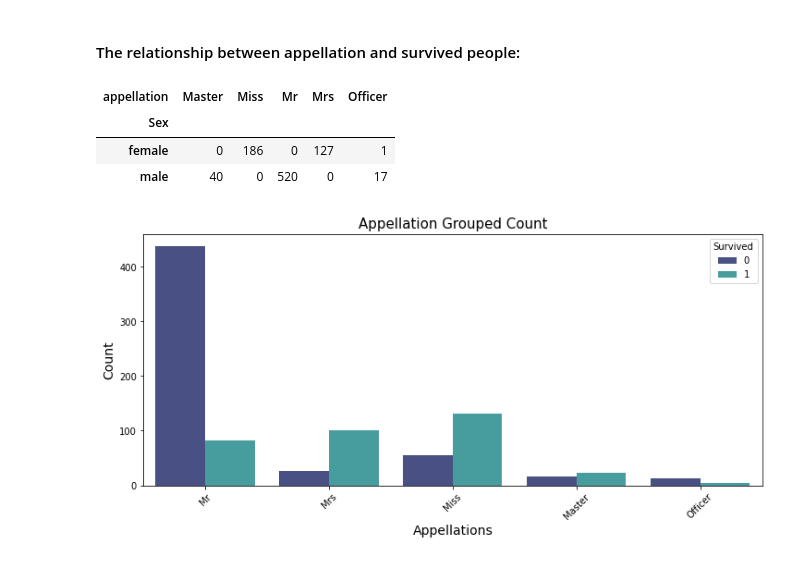
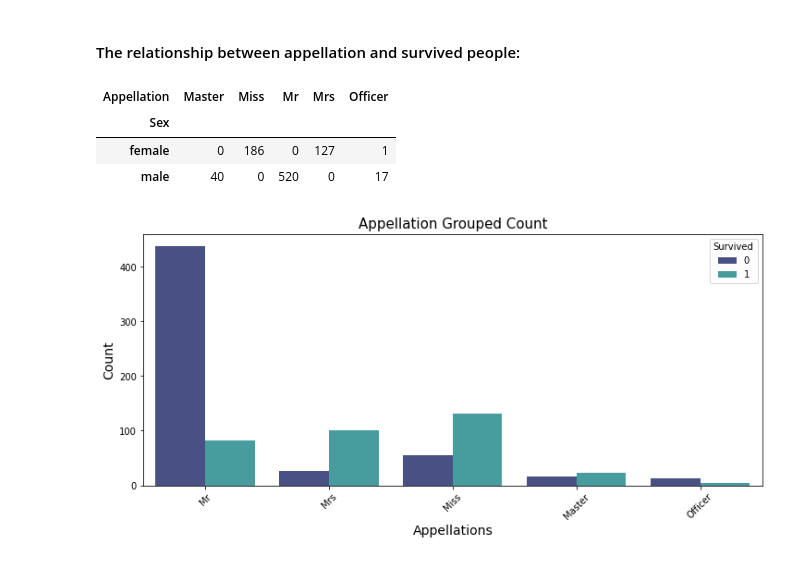
Before and after one commit to ElifKarakutukDinc/Titanic-EDA, a Jupyter notebook: EDA.ipynb, the cells around one changed output. Saved outputs shown, nothing was run; the diff lists cells and outputs as text; code cells hidden in the pictures.

```diff
--- a/EDA.ipynb
+++ b/EDA.ipynb
@@ -154,11 +162,11 @@ Name: Pclass, dtype: int64
 # %% [markdown]
 #### To fix appellation of names with correct ones:
 # %%
-df_train['appellation']=0
+df_train['Appellation']=0
 for i in df_train:
-    df_train['appellation']=df_train.Name.str.extract('([A-Za-z]+)\.') #lets extract the Salutations
+    df_train['Appellation']=df_train.Name.str.extract('([A-Za-z]+)\.') #lets extract the Salutations
 # %%
-df_train['appellation'].replace(['Mlle','Mme','Ms','Dr','Major','Lady','Countess',
+df_train['Appellation'].replace(['Mlle','Mme','Ms','Dr','Major','Lady','Countess',
                          'Jonkheer','Col','Rev','Capt','Sir','Don'],
                         ['Miss','Miss','Miss','Officer','Officer','Mrs','Mrs','Mr',
                          'Officer','Officer','Officer','Mr','Mr'],inplace=True)
@@ -248,7 +258,7 @@ def missing_data_filler(df, group_list, column_to_be_filled):
 
     return df
 # %%
-column_list = ["Sex","Pclass","appellation"]
+column_list = ["Sex","Pclass","Appellation"]
 df_train = missing_data_filler(df_train,column_list,'Age')
 # %%
 df_train.head()
@@ -335,9 +345,9 @@ pd.crosstab([df_train.Survived],df_train.Pclass,margins=True).style.background_g
 # %% [markdown]
 #### The relationship between appellation and survived people:
 # %%
-pd.crosstab(df_train.appellation,df_train.Sex).T.style.background_gradient(cmap='mako') #Checking the Initials with the Sex
+pd.crosstab(df_train.Appellation,df_train.Sex).T.style.background_gradient(cmap='mako') #Checking the Initials with the Sex
 # %% [output]
-| appellation | Master | Miss | Mr | Mrs | Officer |
+| Appellation | Master | Miss | Mr | Mrs | Officer |
 | Sex |  |  |  |  |  |
 | female | 0 | 186 | 0 | 127 | 1 |
 | male | 40 | 0 | 520 | 0 | 17 |
```
Also changed, not shown: parts of 17 cells of this notebook.
